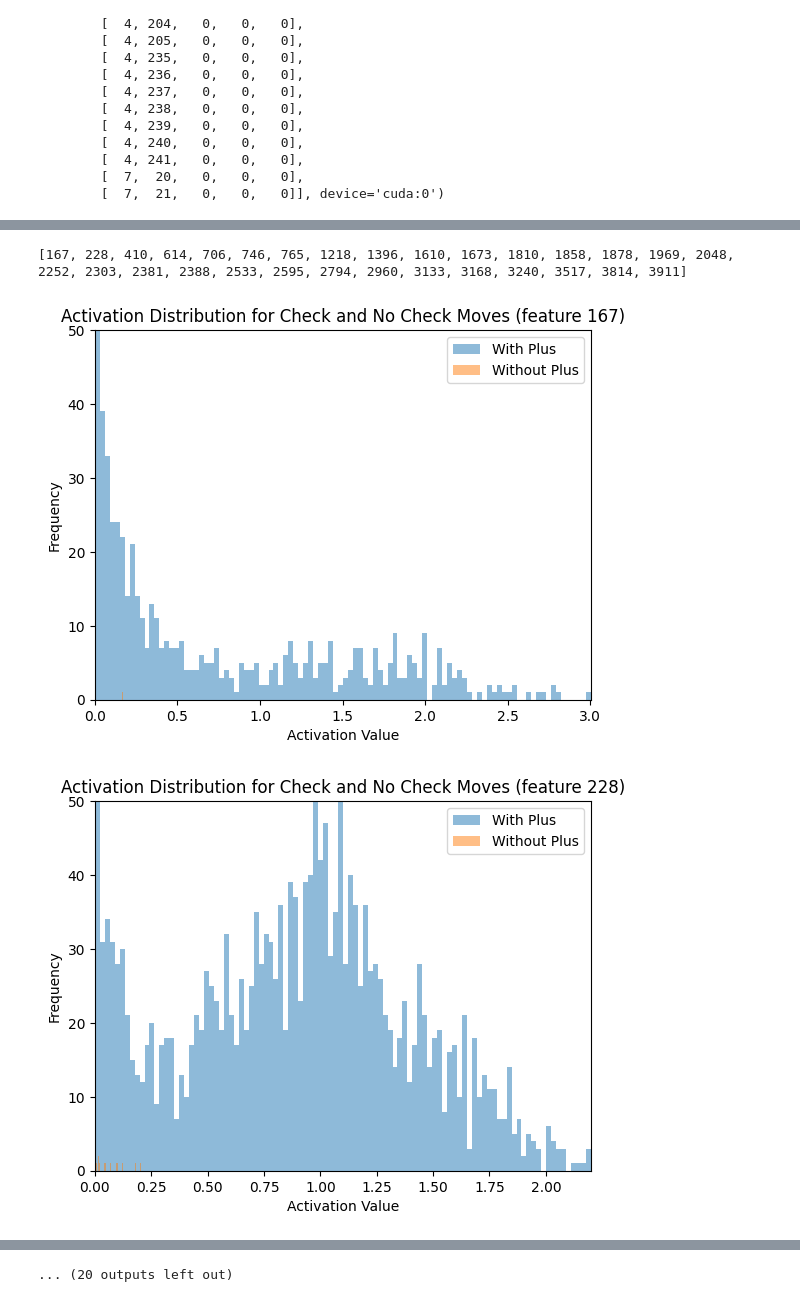
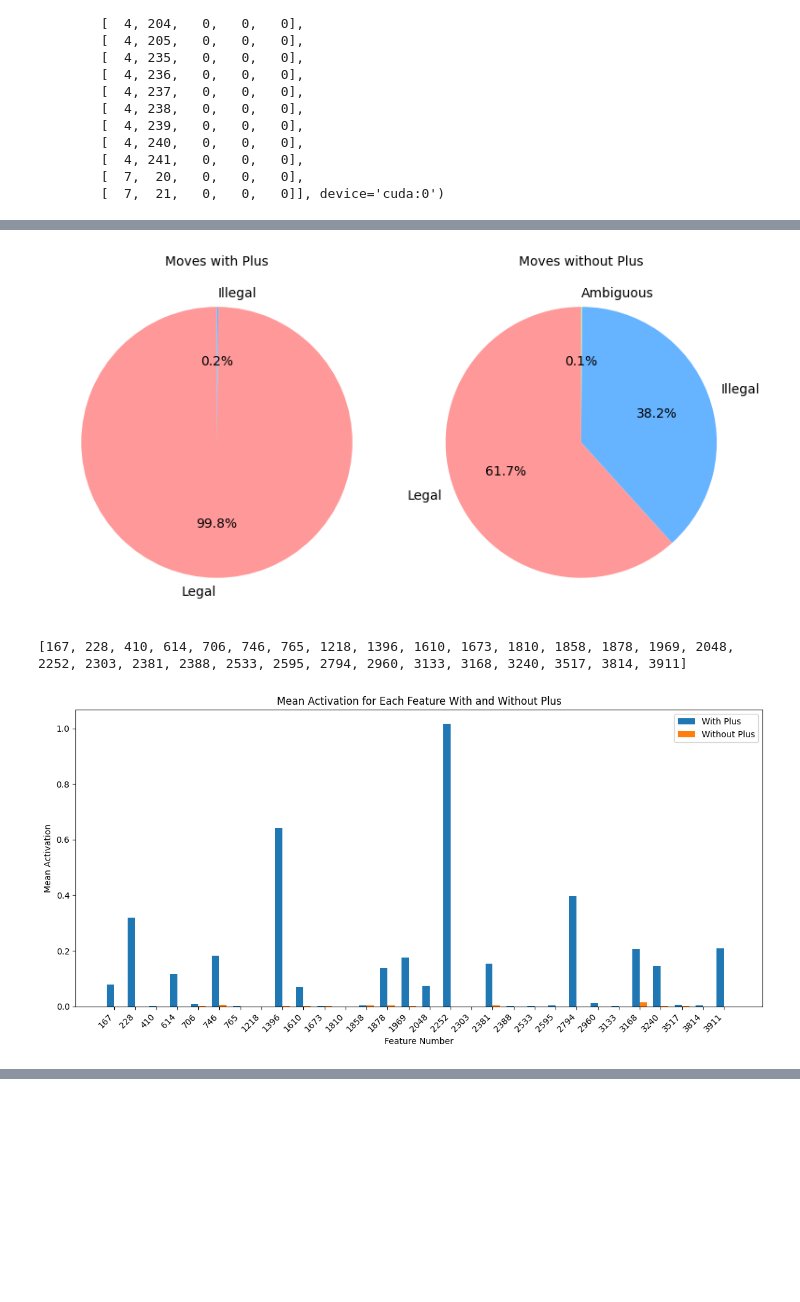
Before and after one commit to jkutaso/chessgpt_sae, a Jupyter notebook: sae_check_without_plus.ipynb, the cells around one changed output, grey strips where cells are left out. Drawn from its saved outputs; the diff is of its cells as text; code cells hidden in the pictures; blank space fills up the shorter version.

Commit message:
cleaning up check_without_plus

```diff
--- a/sae_check_without_plus.ipynb
+++ b/sae_check_without_plus.ipynb
@@ -173,13 +277,46 @@ activation_handle.remove()
+# %%
+import matplotlib.pyplot as plt
+
+# Count the occurrences of "legal", "illegal", and "ambiguous" moves
+with_plus_legal = move_results_with_plus.count("legal")
+with_plus_illegal = move_results_with_plus.count("illegal")
+with_plus_ambiguous = move_results_with_plus.count("ambiguous")
+
+without_plus_legal = move_results_without_plus.count("legal")
+without_plus_illegal = move_results_without_plus.count("illegal")
+without_plus_ambiguous = move_results_without_plus.count("ambiguous")
+
+# Create pie charts
+fig, (ax1, ax2) = plt.subplots(1, 2, figsize=(12, 6))
+
+# Pie chart for moves with plus
+sizes_with_plus = [with_plus_legal, with_plus_illegal, with_plus_ambiguous]
+labels_with_plus = ['Legal', 'Illegal', 'Ambiguous']
+colors_with_plus = ['#ff9999', '#66b3ff', '#99ff99']
+
+ax1.pie(sizes_with_plus, labels=labels_with_plus, colors=colors_with_plus, autopct='%1.1f%%', startangle=90)
+ax1.set_title('Moves with Plus')
+
+# Add a legend for the "with plus" chart
+ax1.legend(labels_with_plus, loc="center left", bbox_to_anchor=(1, 0, 0.5, 1))
+
+# Pie chart for moves without plus
+ax2.pie([without_plus_legal, without_plus_illegal, without_plus_ambiguous],
+        labels=['Legal', 'Illegal', 'Ambiguous'],
+        autopct='%1.1f%%')
+ax2.set_title('Moves without Plus')
+
+plt.tight_layout()
+plt.show()
+#print(move_with_plus, move_without_plus)
+# %% [output]
+[figure, added]
 # %%
 t.set_grad_enabled(False)
 from copy import copy
 from collections import defaultdict
 import common
-def find_last_ocurrence(arr, value):
-    for i in range(-1, -len(arr), -1):
-        if arr[i]==value:
-            return i
-    raise Exception
+
 #feature_numbers=[167, 228, 410, 614, 706]
 agg_results=common.get_aggregation_results(1000)
 formatted_results=common.get_formatted_results(agg_results)
@@ -230,6 +367,7 @@ while num_sampled<num_samples and current_sample<num_available:
         max_activations[feature_number] = max(max_activations[feature_number], this_feature_activation)
         yes_plus_feature_activations[feature_number].append(this_feature_activation.item())
 
+
     model(t.tensor(encoded_input_without_plus).to(device)).logits[-1]
     chess_gpt_activations = model_activations[0][0][0][-1]
     model_activations = []
@@ -246,46 +384,45 @@ while num_sampled<num_samples and current_sample<num_available:
 
 
 multiplier = 0.2
-for feature_number in feature_numbers:
-    yes_plus_activations, no_plus_activations = yes_plus_feature_activations[feature_number], no_plus_feature_activations[feature_number]
-    plt.hist(yes_plus_activations, bins=100, alpha=0.5, label='With Plus')
-    plt.hist(no_plus_activations, bins=100, alpha=0.5, label='Without Plus')
-    plt.xlim(0, max_activations[feature_number])
-    plt.ylim(0, 50)
-    plt.xlabel('Activation Value')
-    plt.ylabel('Frequency')
-    plt.title(f'Activation Distribution for Check and No Check Moves (feature {feature_number})')
-    plt.legend(loc='upper right')
-    plt.show()
+# for feature_number in feature_numbers:
+#     yes_plus_activations, no_plus_activations = yes_plus_feature_activations[feature_number], no_plus_feature_activations[feature_number]
+#     plt.hist(yes_plus_activations, bins=100, alpha=0.5, label='With Plus')
+#     plt.hist(no_plus_activations, bins=100, alpha=0.5, label='Without Plus')
+#     plt.xlim(0, max_activations[feature_number])
+#     plt.ylim(0, 50)
+#     plt.xlabel('Activation Value')
+#     plt.ylabel('Frequency')
+#     plt.title(f'Activation Distribution for Check and No Check Moves (feature {feature_number})')
+#     plt.legend(loc='upper right')
+#     plt.show()
 
 
 # Calculate mean values for each feature
 mean_yes_plus = [np.mean(yes_plus_feature_activations[feature]) for feature in feature_numbers]
 mean_no_plus = [np.mean(no_plus_feature_activations[feature]) for feature in feature_numbers]
 
 # Set up the bar chart
 x = np.arange(len(feature_numbers))
 width = 0.35
 
 fig, ax = plt.subplots(figsize=(12, 6))
 rects1 = ax.bar(x - width/2, mean_yes_plus, width, label='With Plus')
 rects2 = ax.bar(x + width/2, mean_no_plus, width, label='Without Plus')
 
 # Add labels and title
 ax.set_ylabel('Mean Activation')
 ax.set_xlabel('Feature Number')
 ax.set_title('Mean Activation for Each Feature With and Without Plus')
 ax.set_xticks(x)
 ax.set_xticklabels(feature_numbers)
 ax.legend()
 
 # Rotate x-axis labels for better readability if needed
 plt.xticks(rotation=45, ha='right')
 
 # Adjust layout and display the plot
 fig.tight_layout()
 plt.show()
 # %% [output]
 [167, 228, 410, 614, 706, 746, 765, 1218, 1396, 1610, 1673, 1810, 1858, 1878, 1969, 2048, 2252, 2303, 2381, 2388, 2533, 2595, 2794, 2960, 3133, 3168, 3240, 3517, 3814, 3911]
-[figure, old version]
+[figure, new version]
-[figure, removed]
@@ -301 +428,0 @@ plt.show()
-... (20 outputs left out)
```
Also changed, not shown: parts of 9 cells of this notebook.
